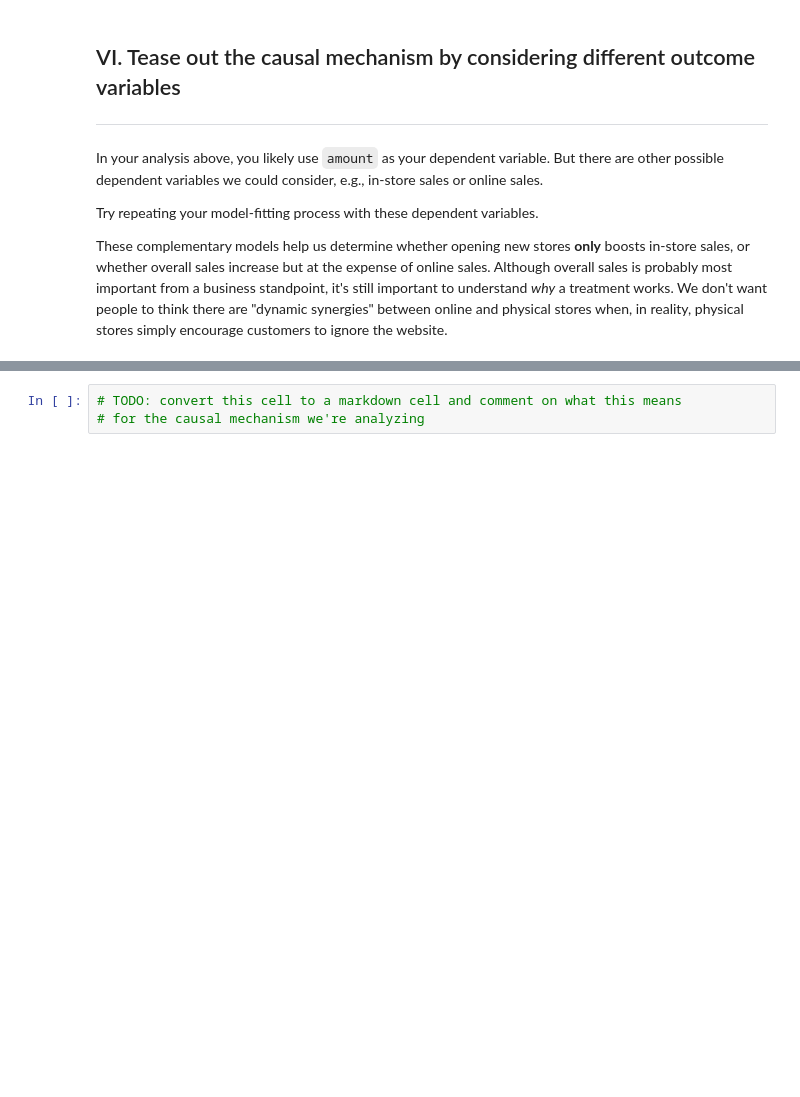
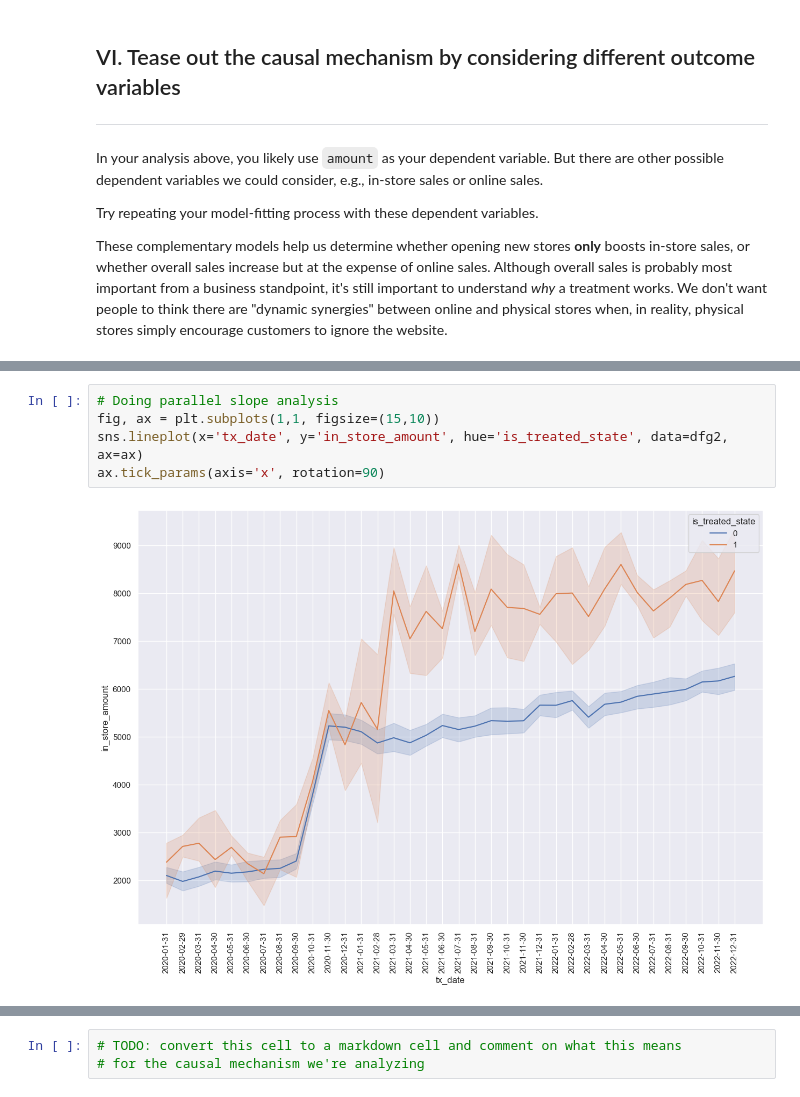
Before and after one commit to chua0332/co-rise-causal-inference, a Jupyter notebook: week3_project.ipynb, the cells around one changed output, grey strips where cells are left out. Saved outputs shown, nothing was run; the diff lists cells and outputs as text; blank space fills up the shorter version.

```diff
--- a/week3_project.ipynb
+++ b/week3_project.ipynb
@@ -176,0 +365,7 @@ These complementary models help us determine whether opening new stores **only**
+# %%
+# Doing parallel slope analysis
+fig, ax = plt.subplots(1,1, figsize=(15,10))
+sns.lineplot(x='tx_date', y='in_store_amount', hue='is_treated_state', data=dfg2, ax=ax)
+ax.tick_params(axis='x', rotation=90)
+# %% [output]
+[figure, added]
```
Also changed, not shown: parts of 28 cells of this notebook.
